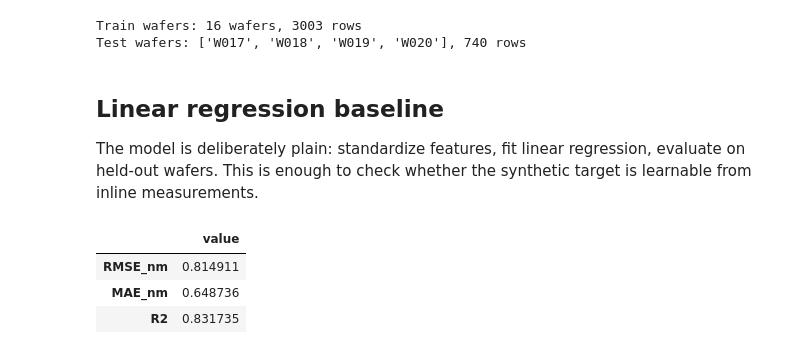
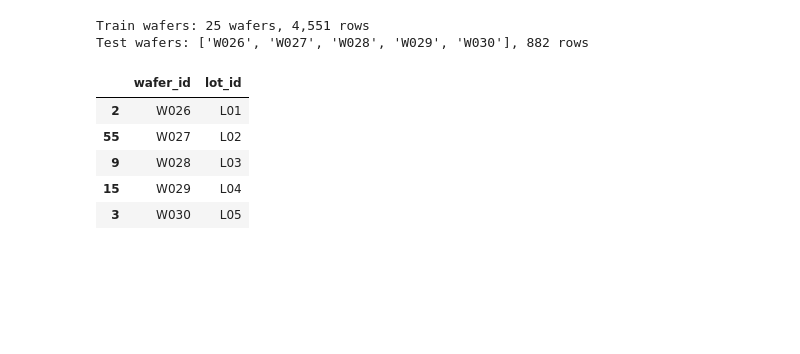
Before and after one commit to Spalding13/Silicon-Photonics-Microring-Performance-Prediction, a Jupyter notebook: notebooks/03_baseline_model.ipynb, the cells around one changed output. Cells and saved outputs as stored; diff of their text form; code cells hidden in the pictures; blank space fills up the shorter version.

```diff
--- a/notebooks/03_baseline_model.ipynb
+++ b/notebooks/03_baseline_model.ipynb
@@ -81,39 +172,33 @@ Instead of a random row split, we hold out complete wafers. This is more honest
 # %%
-wafer_ids = sorted(df_model['wafer_id'].unique())
-test_wafers = wafer_ids[-4:]
-train_mask = ~df_model['wafer_id'].isin(test_wafers)
-test_mask = df_model['wafer_id'].isin(test_wafers)
+wafer_ids = sorted(df_model["wafer_id"].unique())
+test_wafers = wafer_ids[-5:]
+
+train_mask = ~df_model["wafer_id"].isin(test_wafers)
+test_mask = df_model["wafer_id"].isin(test_wafers)
 
 train_df = df_model[train_mask].copy()
 test_df = df_model[test_mask].copy()
 
 X_train = train_df[feature_cols]
 y_train = train_df[target_col]
 X_test = test_df[feature_cols]
 y_test = test_df[target_col]
 
-print(f'Train wafers: {train_df["wafer_id"].nunique()} wafers, {len(train_df)} rows')
-print(f'Test wafers: {test_wafers}, {len(test_df)} rows')
+heldout_lots = (
+    test_df[["wafer_id", "lot_id"]]
+    .drop_duplicates()
+    .sort_values("wafer_id")
+)
+
+print(f"Train wafers: {train_df['wafer_id'].nunique()} wafers, {len(train_df):,} rows")
+print(f"Test wafers: {test_wafers}, {len(test_df):,} rows")
+display(heldout_lots)
 # %% [output]
-Train wafers: 16 wafers, 3003 rows
-Test wafers: ['W017', 'W018', 'W019', 'W020'], 740 rows
+Train wafers: 25 wafers, 4,551 rows
+Test wafers: ['W026', 'W027', 'W028', 'W029', 'W030'], 882 rows
+|  | wafer_id | lot_id |
+| 2 | W026 | L01 |
+| 55 | W027 | L02 |
+| 9 | W028 | L03 |
+| 15 | W029 | L04 |
+| 3 | W030 | L05 |
-# %% [markdown]
-## Linear regression baseline
-
-The model is deliberately plain: standardize features, fit linear regression, evaluate on held-out wafers. This is enough to check whether the synthetic target is learnable from inline measurements.
-# %%
-model = make_pipeline(StandardScaler(), LinearRegression())
-model.fit(X_train, y_train)
-
-y_pred = model.predict(X_test)
-metrics = {
-    'RMSE_nm': np.sqrt(mean_squared_error(y_test, y_pred)),
-    'MAE_nm': mean_absolute_error(y_test, y_pred),
-    'R2': r2_score(y_test, y_pred),
-}
-display(pd.Series(metrics).to_frame('value'))
-# %% [output]
-|  | value |
-| RMSE_nm | 0.814911 |
-| MAE_nm | 0.648736 |
-| R2 | 0.831735 |
```
Also changed, not shown: parts of 25 cells of this notebook.
